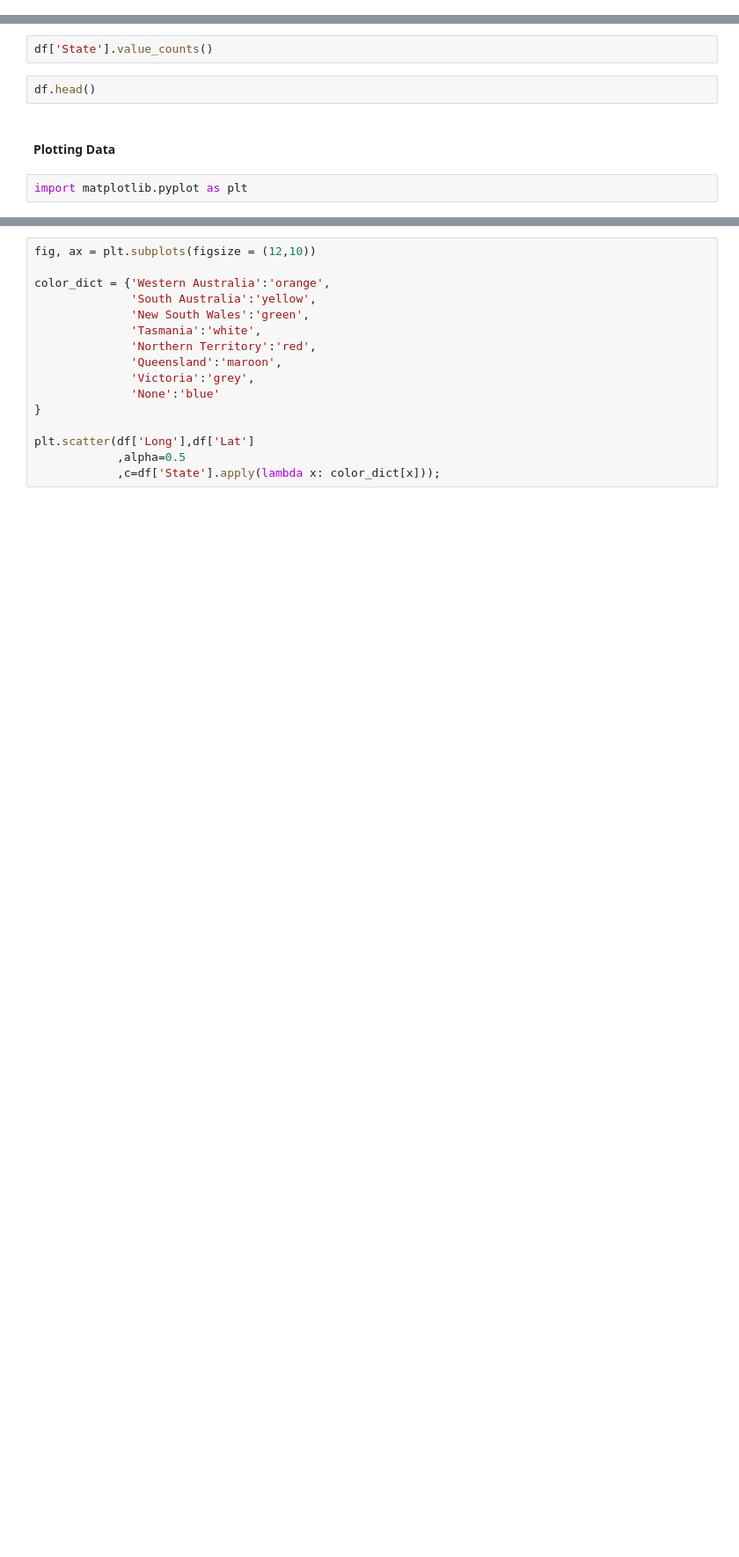
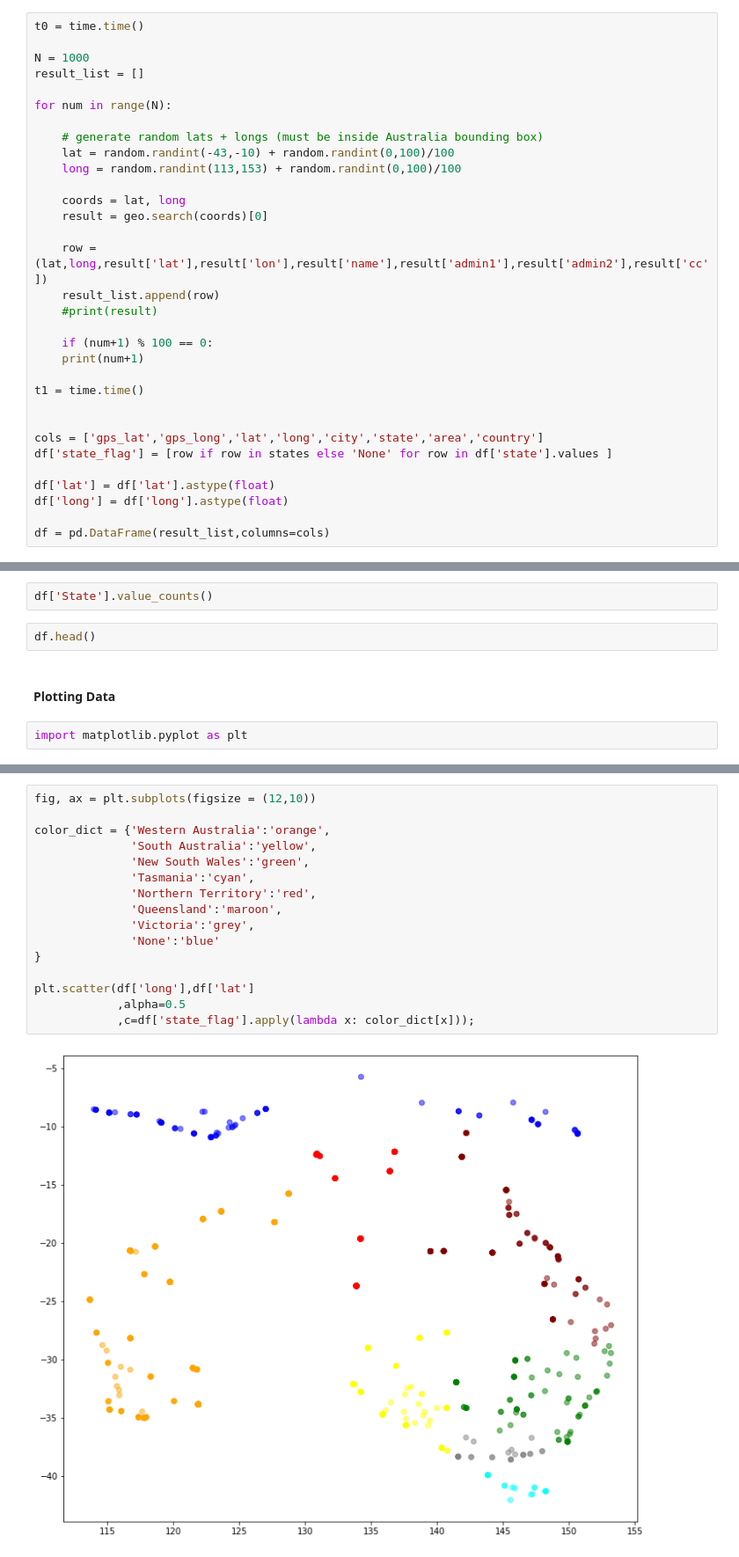
Before and after one commit to mmatosin/MLgeo, a Jupyter notebook: notebooks/MLgeo_data_scraping.ipynb, the cells around one changed output, grey strips where cells are left out. Shown at 88% size. Saved outputs shown, nothing was run; the diff lists cells and outputs as text; blank space fills up the shorter version.

```diff
--- a/notebooks/MLgeo_data_scraping.ipynb
+++ b/notebooks/MLgeo_data_scraping.ipynb
@@ -14,0 +22,32 @@ finalDataDir = os.path.abspath(os.path.join(dataDir,'final'))
+# %%
+t0 = time.time()
+
+N = 1000
+result_list = []
+
+for num in range(N):
+
+    # generate random lats + longs (must be inside Australia bounding box)
+    lat = random.randint(-43,-10) + random.randint(0,100)/100
+    long = random.randint(113,153) + random.randint(0,100)/100
+
+    coords = lat, long
+    result = geo.search(coords)[0]
+
+    row = (lat,long,result['lat'],result['lon'],result['name'],result['admin1'],result['admin2'],result['cc'])
+    result_list.append(row)
+    #print(result)
+
+    if (num+1) % 100 == 0:
+    print(num+1)
+
+t1 = time.time()
+
+
+cols = ['gps_lat','gps_long','lat','long','city','state','area','country']
+df['state_flag'] = [row if row in states else 'None' for row in df['state'].values ]
+
+df['lat'] = df['lat'].astype(float)
+df['long'] = df['long'].astype(float)
+
+df = pd.DataFrame(result_list,columns=cols)
@@ -173,16 +256,18 @@ states
 # %%
 fig, ax = plt.subplots(figsize = (12,10))
 
 color_dict = {'Western Australia':'orange',
               'South Australia':'yellow',
               'New South Wales':'green',
-              'Tasmania':'white',
+              'Tasmania':'cyan',
               'Northern Territory':'red',
               'Queensland':'maroon',
               'Victoria':'grey',
               'None':'blue'
 }
 
-plt.scatter(df['Long'],df['Lat']
+plt.scatter(df['long'],df['lat']
             ,alpha=0.5
-            ,c=df['State'].apply(lambda x: color_dict[x]));
+            ,c=df['state_flag'].apply(lambda x: color_dict[x]));
+# %% [output]
+[figure, added]
```
Also changed, not shown: parts of 11 cells of this notebook, 14 other files.
